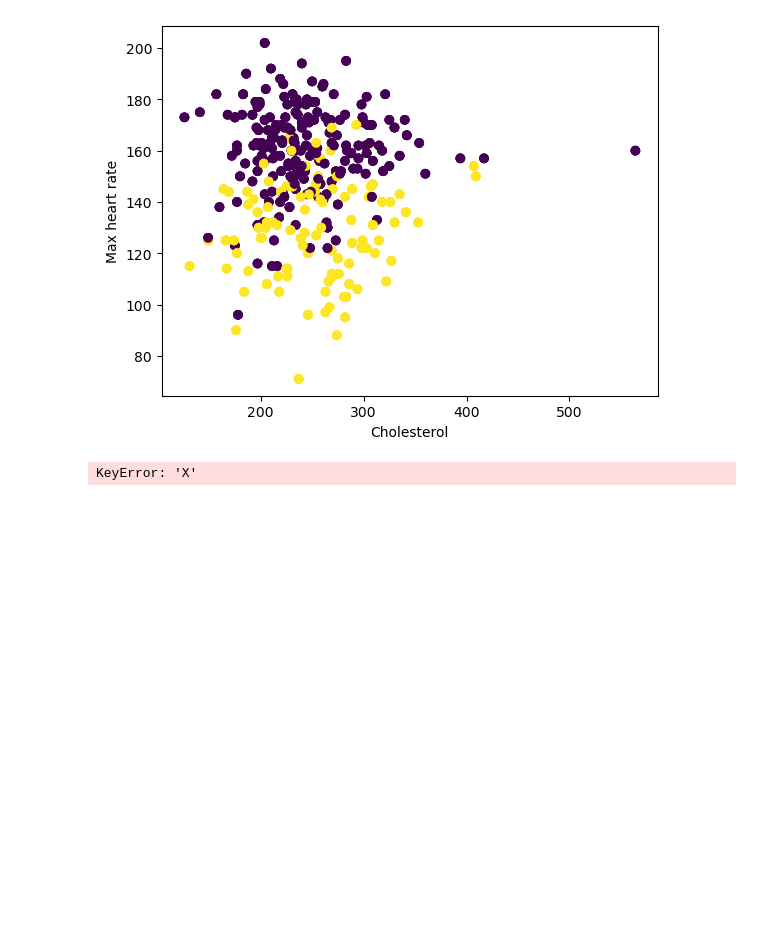
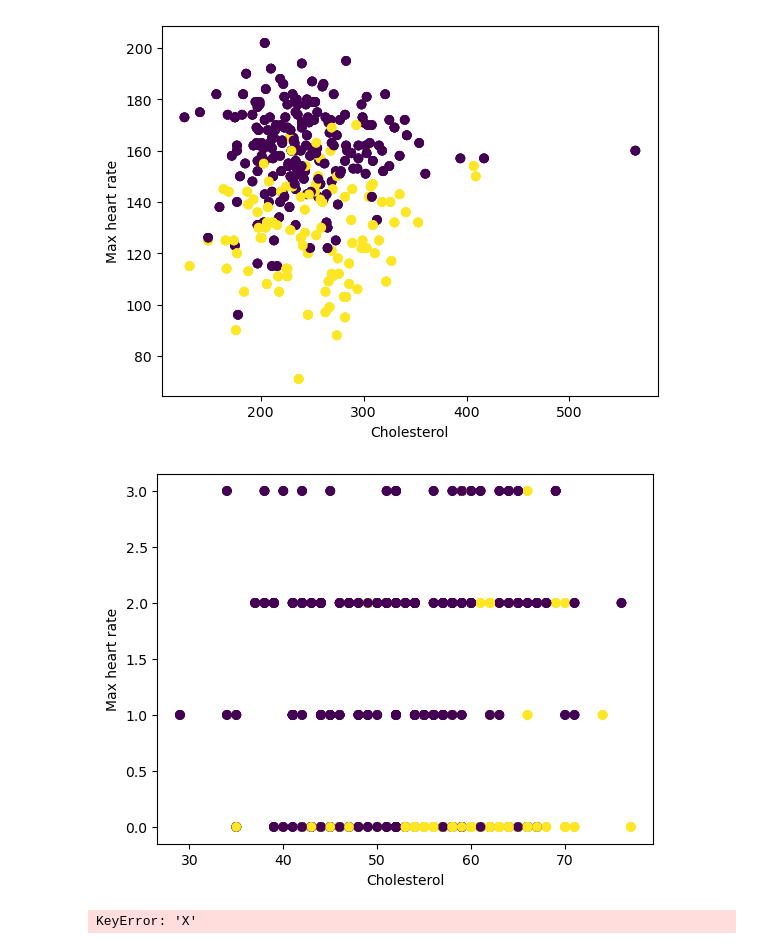
Before and after one commit to soumyamallick49/Data-Analytics_Northwood, a Jupyter notebook: Jupyter_Python_code/Final_project.ipynb, the cells around one changed output. Drawn from its saved outputs; the diff is of its cells as text; code cells hidden in the pictures; blank space fills up the shorter version.

```diff
--- a/Jupyter_Python_code/Final_project.ipynb
+++ b/Jupyter_Python_code/Final_project.ipynb
@@ -68,6 +69,15 @@ plt.ylabel('Max heart rate')
 plt.show()
 # %% [output]
 [figure]
+# %%
+# Visualize the clusters
+import matplotlib.pyplot as plt
+plt.scatter(df['age'], df['cp'], c=df['cluster'], cmap='viridis')
+plt.xlabel('Cholesterol')
+plt.ylabel('Max heart rate')
+plt.show()
+# %% [output]
+[figure, added]
 # %%
 import matplotlib.pyplot as plt
 plt.scatter(df['X'], df['y'], c=df['cluster'], cmap='viridis')
```
Also changed, not shown: parts of 10 cells of this notebook.
